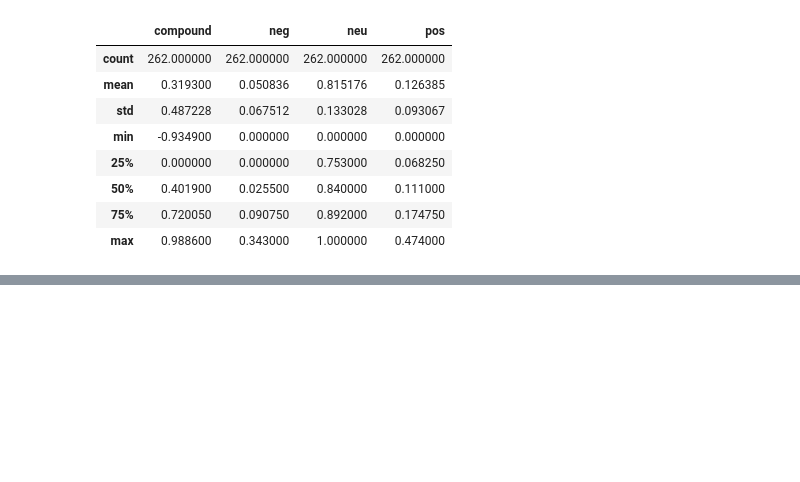
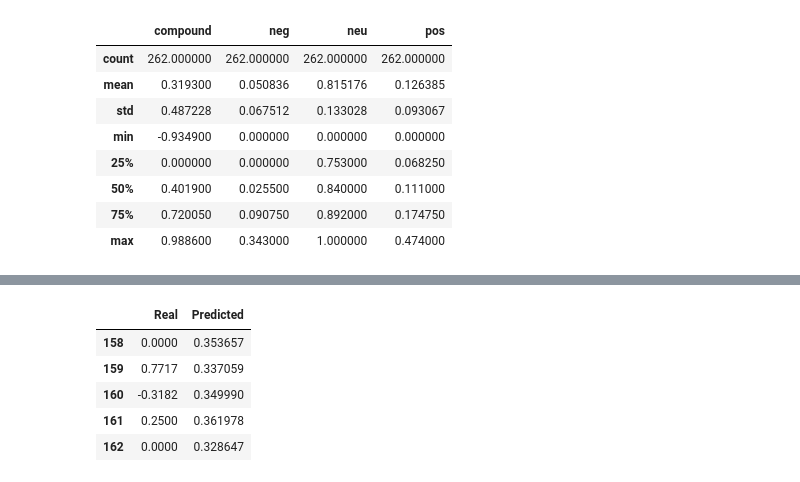
Before and after one commit to junaidqamer/HolidaySales, a Jupyter notebook: NYT_api.ipynb, the cells around one changed output, grey strips where cells are left out. Saved outputs shown, nothing was run; the diff lists cells and outputs as text; code cells hidden in the pictures; blank space fills up the shorter version.

```diff
--- a/NYT_api.ipynb
+++ b/NYT_api.ipynb
@@ -557,0 +637,4 @@ nltk_df.describe()
+# %%
+
+# Compile the model
+model.compile(optimizer="adam", loss="mean_squared_error")
@@ -557,0 +699,13 @@ nltk_df.describe()
+# %%
+sentiment = pd.DataFrame({
+    "Real": real_sentiment.ravel(),
+    "Predicted": predicted_sentiment.ravel()
+}, index = nltk_df.index[-len(real_sentiment): ])
+sentiment.head()
+# %% [output]
+|  | Real | Predicted |
+| 158 | 0.0000 | 0.353657 |
+| 159 | 0.7717 | 0.337059 |
+| 160 | -0.3182 | 0.349990 |
+| 161 | 0.2500 | 0.361978 |
+| 162 | 0.0000 | 0.328647 |
```
Also changed, not shown: parts of 16 cells of this notebook.
